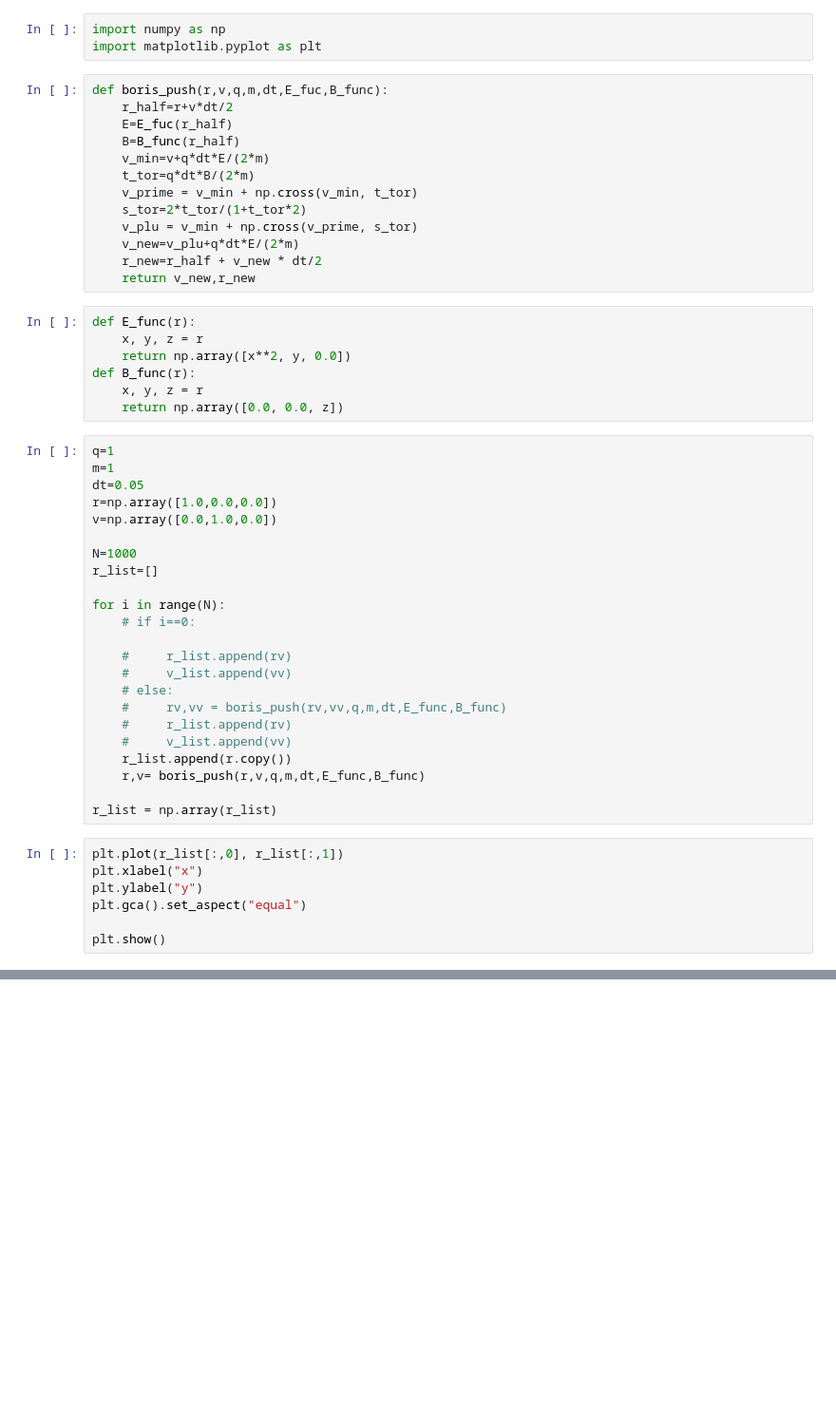
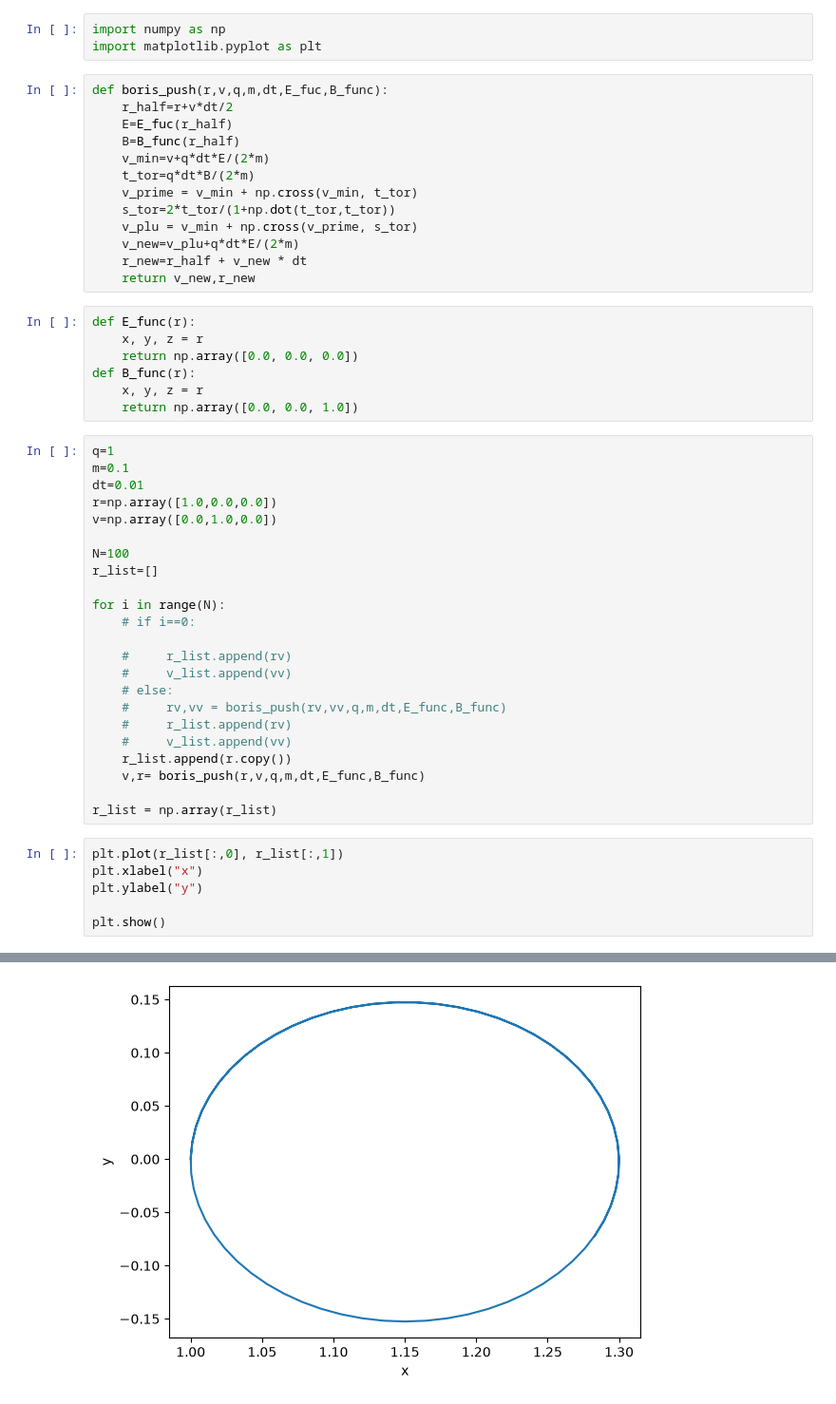
Before and after one commit to ruijing645-dot/HPC, a Jupyter notebook: BORIS_PUSHER.ipynb, the cells around one changed output, grey strips where cells are left out. Shown at 95% size. Saved outputs shown, nothing was run; the diff lists cells and outputs as text; blank space fills up the shorter version.

```diff
--- a/BORIS_PUSHER.ipynb
+++ b/BORIS_PUSHER.ipynb
@@ -9,26 +9,26 @@ def boris_push(r,v,q,m,dt,E_fuc,B_func):
     v_min=v+q*dt*E/(2*m)
     t_tor=q*dt*B/(2*m)
     v_prime = v_min + np.cross(v_min, t_tor)
-    s_tor=2*t_tor/(1+t_tor*2)
+    s_tor=2*t_tor/(1+np.dot(t_tor,t_tor))
     v_plu = v_min + np.cross(v_prime, s_tor)
     v_new=v_plu+q*dt*E/(2*m)
-    r_new=r_half + v_new * dt/2
+    r_new=r_half + v_new * dt
     return v_new,r_new
 # %%
 def E_func(r):
     x, y, z = r
-    return np.array([x**2, y, 0.0])
+    return np.array([0.0, 0.0, 0.0])
 def B_func(r):
     x, y, z = r
-    return np.array([0.0, 0.0, z])
+    return np.array([0.0, 0.0, 1.0])
 # %%
 q=1
-m=1
-dt=0.05
+m=0.1
+dt=0.01
 r=np.array([1.0,0.0,0.0])
 v=np.array([0.0,1.0,0.0])
 
-N=1000
+N=100
 r_list=[]
 
 for i in range(N):
@@ -41,14 +41,13 @@ for i in range(N):
     #     r_list.append(rv)
     #     v_list.append(vv)
     r_list.append(r.copy())
-    r,v= boris_push(r,v,q,m,dt,E_func,B_func)
+    v,r= boris_push(r,v,q,m,dt,E_func,B_func)
 
 r_list = np.array(r_list)
 # %%
 plt.plot(r_list[:,0], r_list[:,1])
 plt.xlabel("x")
 plt.ylabel("y")
-plt.gca().set_aspect("equal")
 
 plt.show()
 # %% [output]
@@ -55,0 +54 @@ TypeError: list indices must be integers or slices, not tuple
+[figure, added]
```
Also changed, not shown: parts of 4 cells of this notebook.
